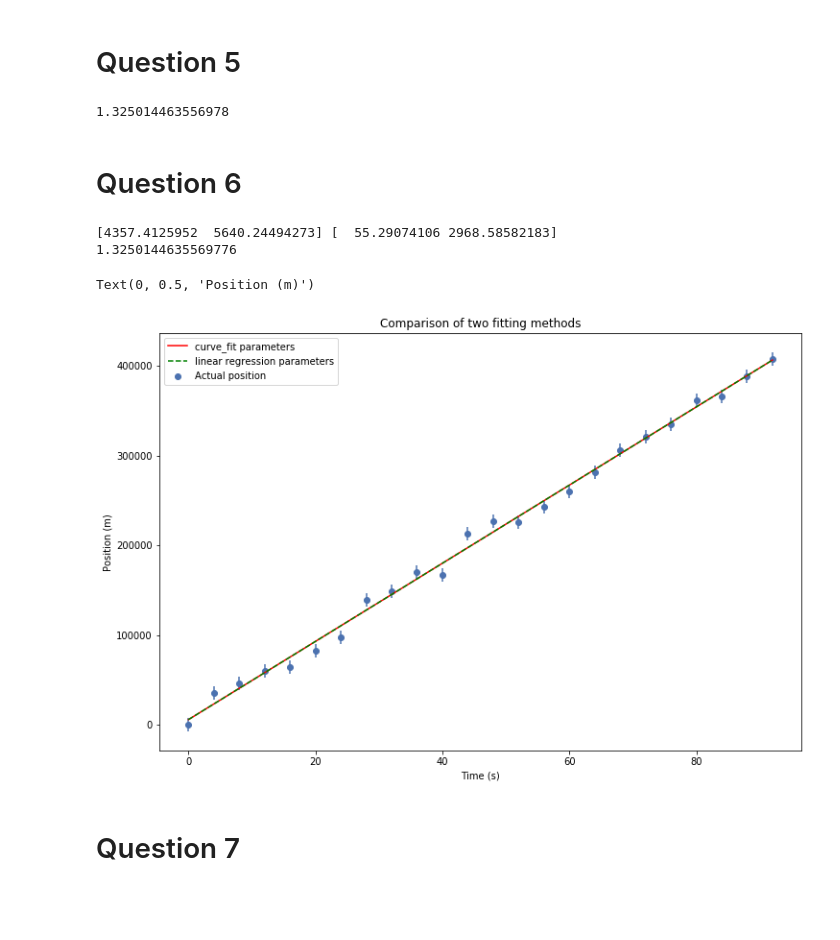
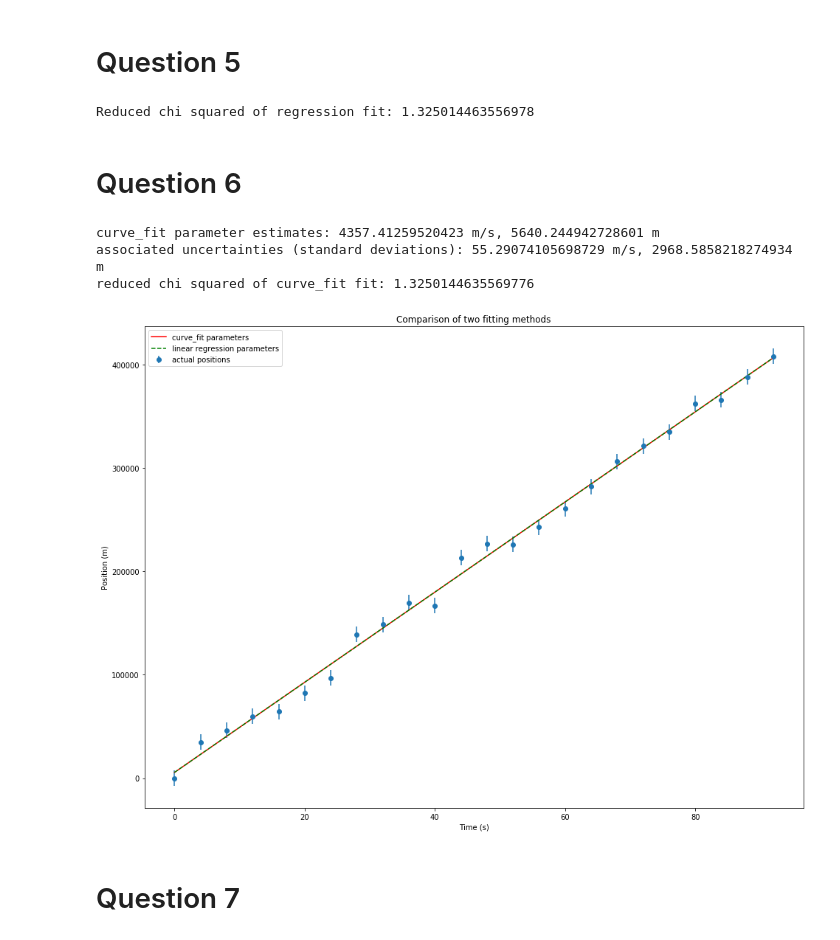
Before and after one commit to al-jshen/PHY224, a Jupyter notebook: comp2/comp2.ipynb, the cells around one changed output. Cells and saved outputs as stored; diff of their text form; code cells hidden in the pictures; blank space fills up the shorter version.

```diff
--- a/comp2/comp2.ipynb
+++ b/comp2/comp2.ipynb
@@ -1,9 +9,9 @@
 # %%
+# imports
 import numpy as np
 from scipy import stats
 from scipy.optimize import curve_fit
 import matplotlib.pyplot as plt
 %matplotlib inline
-plt.style.use(['seaborn-deep'])
 # %% [markdown]
 # Question 1
@@ -60,9 +71,9 @@ fig
 def rcs(pred, target, uncertainty, n_params):
     return np.square((pred - target) / uncertainty).sum() / (pred.size - n_params)
 # %%
-print(rcs(linregpos, position, position_uncertainty, 2))
+print(f'Reduced chi squared of regression fit: {rcs(linregpos, position, position_uncertainty, 2)}')
 # %% [output]
-1.325014463556978
+Reduced chi squared of regression fit: 1.325014463556978
 # %% [markdown]
 # Question 6
 # %%
@@ -71,23 +82,24 @@ def fit_func(indep_data, slope, intercept):
 
 popt, pcov = curve_fit(f=fit_func, xdata=time, ydata=position, sigma=position_uncertainty, absolute_sigma=True, p0=(4300, 5600))
 # %%
-print(popt, np.sqrt(np.diag(pcov)))
-print(rcs(fit_func(time, popt[0], popt[1]), position, position_uncertainty, 2))
+print(f'curve_fit parameter estimates: {popt[0]} m/s, {popt[1]} m')
+print(f'associated uncertainties (standard deviations): {np.sqrt(np.diag(pcov))[0]} m/s, {np.sqrt(np.diag(pcov))[1]} m')
+print(f'reduced chi squared of curve_fit fit: {rcs(fit_func(time, popt[0], popt[1]), position, position_uncertainty, 2)}')
 # %% [output]
-[4357.4125952  5640.24494273] [  55.29074106 2968.58582183]
-1.3250144635569776
+curve_fit parameter estimates: 4357.41259520423 m/s, 5640.244942728601 m
+associated uncertainties (standard deviations): 55.29074105698729 m/s, 2968.5858218274934 m
+reduced chi squared of curve_fit fit: 1.3250144635569776
 # %%
-fig, ax = plt.subplots(figsize=(12, 8))
-ax.scatter(time, position, label='Actual position')
-ax.errorbar(time, position, yerr=position_uncertainty, marker='', ls='')
-ax.plot(time, fit_func(time, *popt), c='red', label='curve_fit parameters')
-ax.plot(time, fit_func(time, *linreg(time, position)), c='green', linestyle='dashed', label='linear regression parameters')
-ax.legend()
+plt.figure(figsize=(16, 12))
+plt.errorbar(time, position, yerr=position_uncertainty, marker='o', ls='', label='actual positions')
+plt.plot(time, fit_func(time, *popt), c='red', label='curve_fit parameters')
+plt.plot(time, fit_func(time, *linreg(time, position)), c='green', linestyle='dashed', label='linear regression parameters')
+plt.legend()
 plt.title('Comparison of two fitting methods')
 plt.xlabel('Time (s)')
 plt.ylabel('Position (m)')
+plt.savefig('rocket_plot3.png')
 # %% [output]
-Text(0, 0.5, 'Position (m)')
-[figure, old version]
+[figure, new version]
 # %% [markdown]
 # Question 7
```
Also changed, not shown: parts of 13 cells of this notebook, 5 other files.
